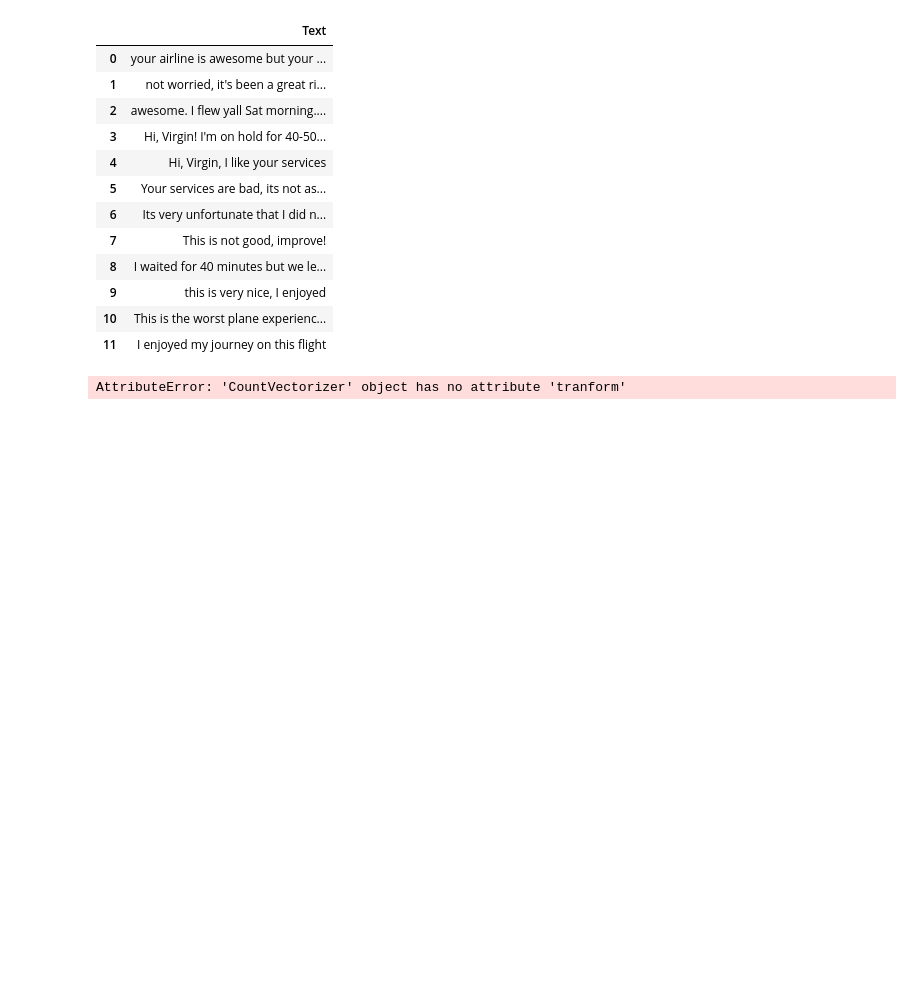
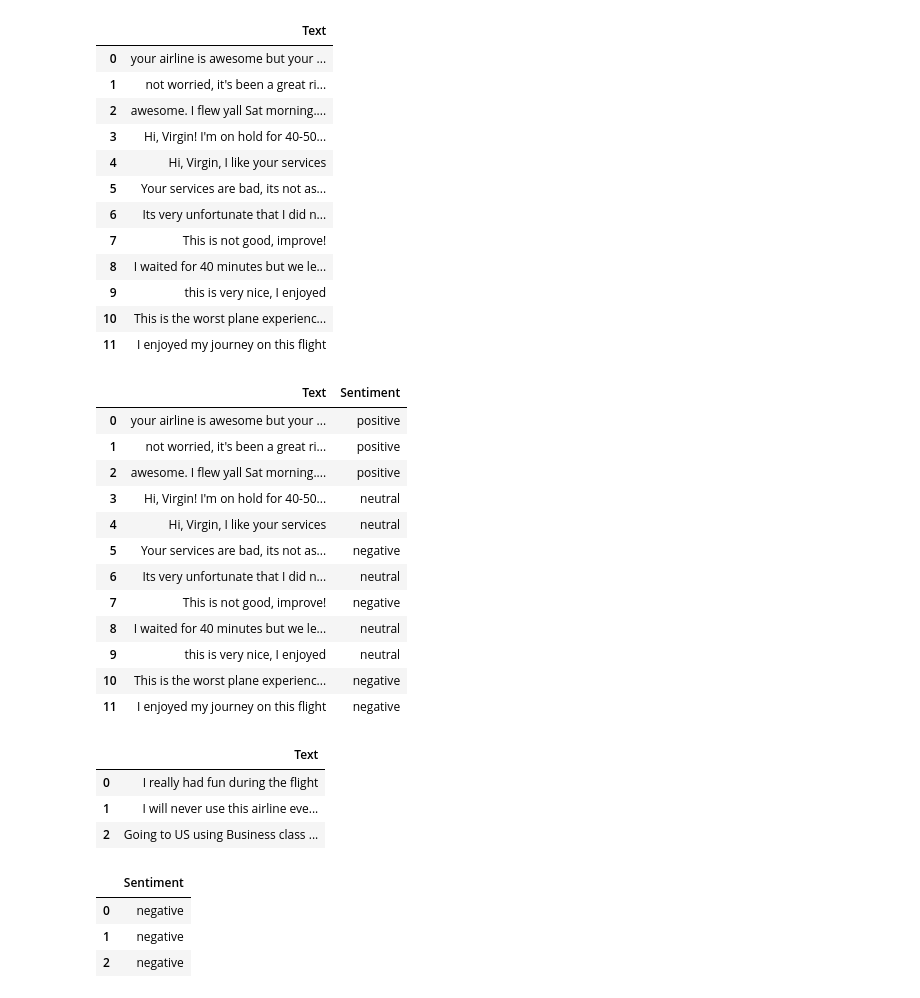
Before and after one commit to Iam-whizzy/DataScience, a Jupyter notebook: TwitterSentimentalAnalysis.ipynb, the cells around one changed output. Drawn from its saved outputs; the diff is of its cells as text; code cells hidden in the pictures; blank space fills up the shorter version.

```diff
--- a/TwitterSentimentalAnalysis.ipynb
+++ b/TwitterSentimentalAnalysis.ipynb
@@ -143,7 +143,48 @@ newdata
 | 9 | this is very nice, I enjoyed |
 | 10 | This is the worst plane experienc... |
 | 11 | I enjoyed my journey on this flight |
-# %%
-newdata_vectorizer = vectorizer.tranform(newdata['Text'])
-# %% [output]
-AttributeError: 'CountVectorizer' object has no attribute 'tranform'
+# %%
+newdata_vectorizer = vectorizer.transform(newdata['Text'])
+outcome = model.predict(newdata_vectorizer)
+outcome_data = pandas.DataFrame(outcome, columns = ['Sentiment'])
+outcome_data
+# %%
+# Merge the 2 dataframes: outcome, new data
+results = pandas.merge(newdata, outcome_data, left_index=True, right_index = True)
+results
+# %% [output]
+|  | Text | Sentiment |
+| 0 | your airline is awesome but your ... | positive |
+| 1 | not worried, it's been a great ri... | positive |
+| 2 | awesome. I flew yall Sat morning.... | positive |
+| 3 | Hi, Virgin! I'm on hold for 40-50... | neutral |
+| 4 | Hi, Virgin, I like your services | neutral |
+| 5 | Your services are bad, its not as... | negative |
+| 6 | Its very unfortunate that I did n... | neutral |
+| 7 | This is not good, improve! | negative |
+| 8 | I waited for 40 minutes but we le... | neutral |
+| 9 | this is very nice, I enjoyed | neutral |
+| 10 | This is the worst plane experienc... | negative |
+| 11 | I enjoyed my journey on this flight | negative |
+# %%
+our_sentiments = {
+    'Text': ['I really had fun during the flight', 'I will never use this airline ever again', 'Going to US using Business class I want to test your airline']
+    }
+
+data = pandas.DataFrame(our_sentiments)
+data
+# %% [output]
+|  | Text |
+| 0 | I really had fun during the flight |
+| 1 | I will never use this airline eve... |
+| 2 | Going to US using Business class ... |
+# %%
+data_vectorizer = vectorizer.transform(data['Text'])
+outcome = model.predict(data_vectorizer)
+outcome_data = pandas.DataFrame(outcome, columns = ['Sentiment'])
+outcome_data
+# %% [output]
+|  | Sentiment |
+| 0 | negative |
+| 1 | negative |
+| 2 | negative |
```
Also changed, not shown: parts of 1 cell of this notebook.
